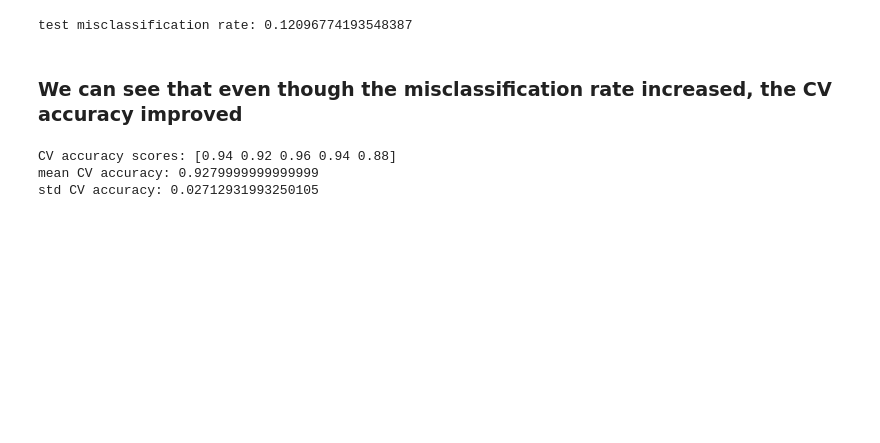
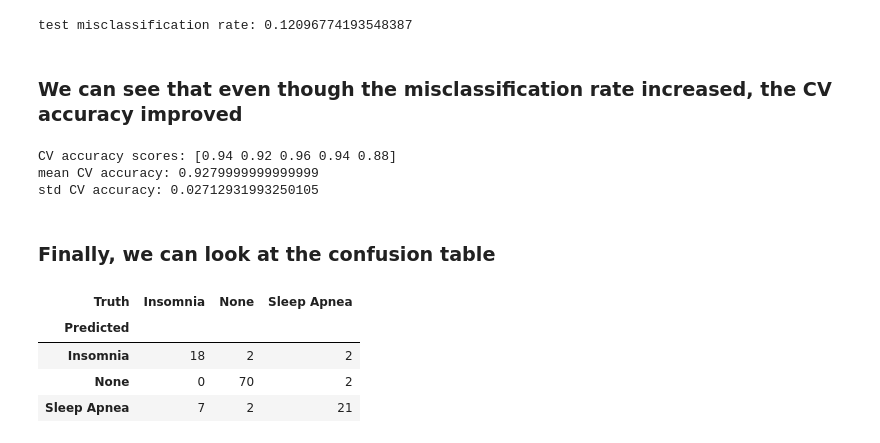
Before and after one commit to ehowells/2600-final-project, a Jupyter notebook: final_project.ipynb, the cells around one changed output. Cells and saved outputs as stored; diff of their text form; code cells hidden in the pictures; blank space fills up the shorter version.

```diff
--- a/final_project.ipynb
+++ b/final_project.ipynb
@@ -402,9 +412,9 @@ def get_best_gbm(X, y, results_path="gridsearch_results.pkl", force_retrain=Fals
     gbm_cv = GBC(random_state=314159)
 
     param_grid = {
-        "n_estimators": [20, 25, 30, 100, 200],
-        "learning_rate": [0.01, 0.03, 0.05],
-        "max_depth": [2, 3, 10],
+        "n_estimators": [20, 25, 30, 50],
+        "learning_rate": [0.05, 0.1, 0.2],
+        "max_depth": [2, 3, 5],
         "min_samples_leaf": [2, 3, 5],
         "subsample": [0.8, 1]
     }
@@ -455,3 +465,13 @@ print('std CV accuracy:', cv_scores.std())
 CV accuracy scores: [0.94 0.92 0.96 0.94 0.88]
 mean CV accuracy: 0.9279999999999999
 std CV accuracy: 0.02712931993250105
+# %% [markdown]
+### Finally, we can look at the confusion table
+# %%
+confusion_table(y_pred, y_test_m)
+# %% [output]
+| Truth | Insomnia | None | Sleep Apnea |
+| Predicted |  |  |  |
+| Insomnia | 18 | 2 | 2 |
+| None | 0 | 70 | 2 |
+| Sleep Apnea | 7 | 2 | 21 |
```
Also changed, not shown: parts of 3 cells of this notebook.
